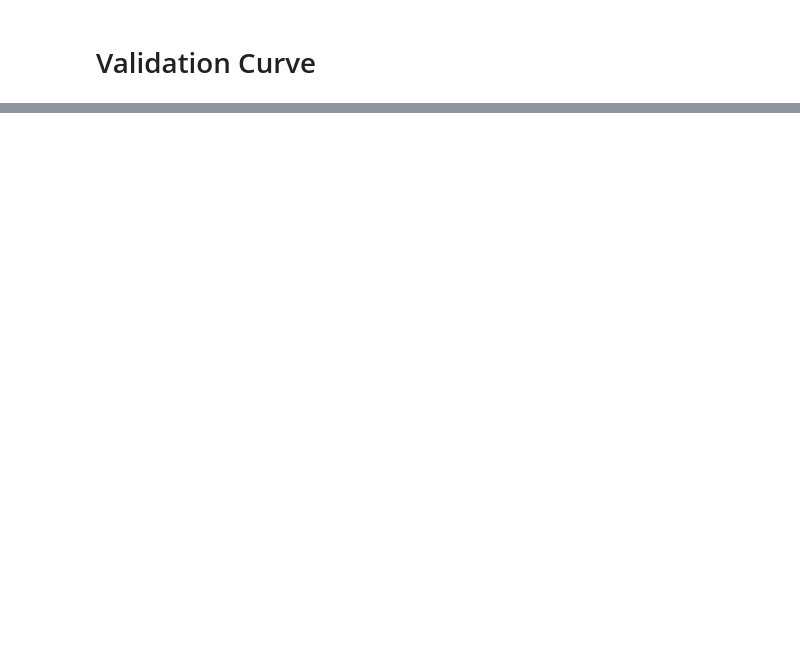
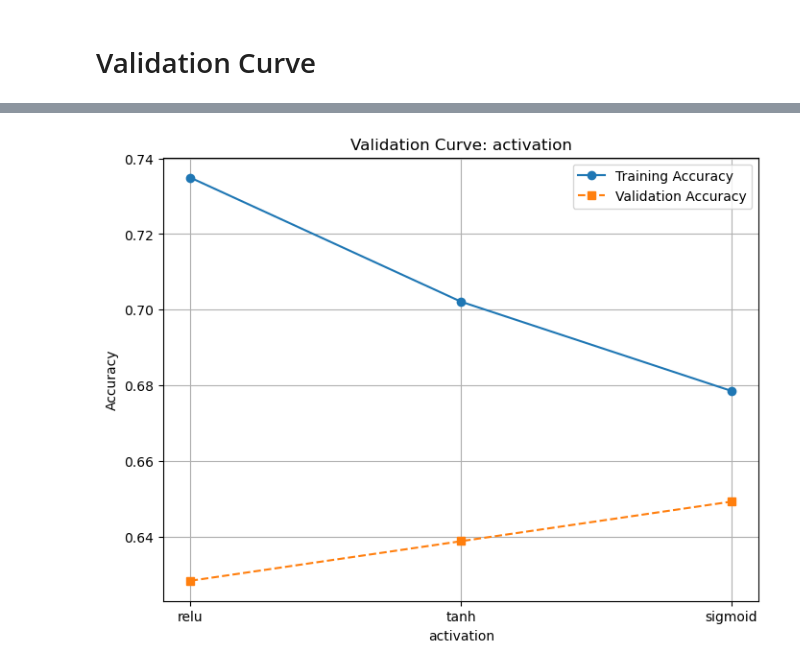
Before and after one commit to JohhnnyKeepWalking985/ML-HW1, a Jupyter notebook: src/spotify_experiment.ipynb, the cells around one changed output, grey strips where cells are left out. Drawn from its saved outputs; the diff is of its cells as text; code cells hidden in the pictures; blank space fills up the shorter version.

```diff
--- a/src/spotify_experiment.ipynb
+++ b/src/spotify_experiment.ipynb
@@ -144,0 +151,20 @@ trainer.plot_validation_curve("num_layers", param_values)
+# %%
+param_grid = {
+            "num_layers": [2, 3, 4, 5, 6, 8],
+            "hidden_sizes": [64, 128, 256],
+            "learning_rate": [0.001, 0.005, 0.01],
+            "activation": ["relu", "tanh", "sigmoid"],
+            "epochs": [10, 15, 20],
+            "batch_size": [32, 64, 128],
+            "use_batchnorm": ["True", "False"],
+            "dropout_rate": [0.1, 0.2, 0.3, 0.4, 0.5]
+        }
+
+project_root = Path.cwd().parent
+sys.path.append(str(project_root))
+config_path = project_root / "configs" / "nn_spotify.yaml"
+
+trainer = NeuralNetworkTrainer(config_path=config_path, device="cuda")
+trainer.plot_validation_curve("activation", param_grid)
+# %% [output]
+[figure, added]
```
Also changed, not shown: parts of 9 cells of this notebook, 30 other files.
